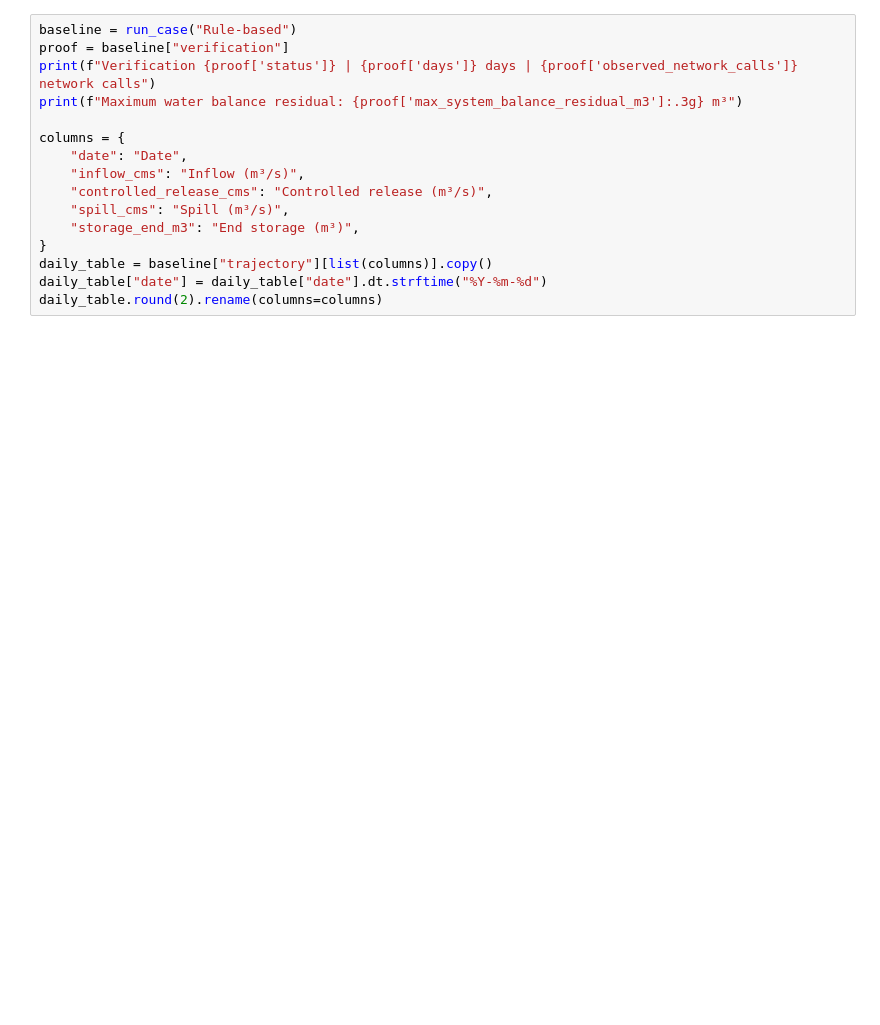
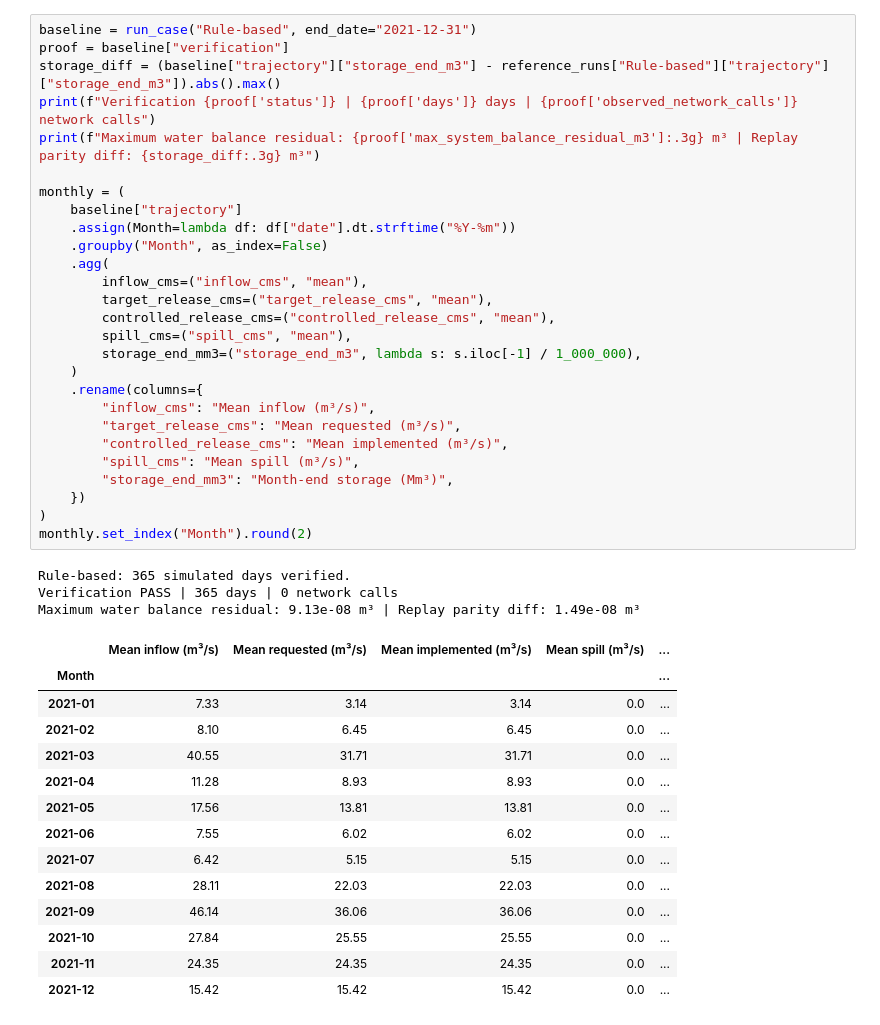
Before and after one commit to WenyuChiou/HydroReOpLLM, a Jupyter notebook: tutorials/fe_walter.ipynb, the cells around one changed output. Cells and saved outputs as stored; diff of their text form; blank space fills up the shorter version.

```diff
--- a/tutorials/fe_walter.ipynb
+++ b/tutorials/fe_walter.ipynb
@@ -123,18 +352,47 @@ def verify_study_model(port):
     study, _ = load_extension("study/__init__.py", base_path=example_dir)
     study.verify_serving(f"http://127.0.0.1:{port}")
 # %%
-baseline = run_case("Rule-based")
+baseline = run_case("Rule-based", end_date="2021-12-31")
 proof = baseline["verification"]
+storage_diff = (baseline["trajectory"]["storage_end_m3"] - reference_runs["Rule-based"]["trajectory"]["storage_end_m3"]).abs().max()
 print(f"Verification {proof['status']} | {proof['days']} days | {proof['observed_network_calls']} network calls")
-print(f"Maximum water balance residual: {proof['max_system_balance_residual_m3']:.3g} m³")
+print(f"Maximum water balance residual: {proof['max_system_balance_residual_m3']:.3g} m³ | Replay parity diff: {storage_diff:.3g} m³")
 
-columns = {
-    "date": "Date",
-    "inflow_cms": "Inflow (m³/s)",
-    "controlled_release_cms": "Controlled release (m³/s)",
-    "spill_cms": "Spill (m³/s)",
-    "storage_end_m3": "End storage (m³)",
-}
-daily_table = baseline["trajectory"][list(columns)].copy()
-daily_table["date"] = daily_table["date"].dt.strftime("%Y-%m-%d")
-daily_table.round(2).rename(columns=columns)
+monthly = (
+    baseline["trajectory"]
+    .assign(Month=lambda df: df["date"].dt.strftime("%Y-%m"))
+    .groupby("Month", as_index=False)
+    .agg(
+        inflow_cms=("inflow_cms", "mean"),
+        target_release_cms=("target_release_cms", "mean"),
+        controlled_release_cms=("controlled_release_cms", "mean"),
+        spill_cms=("spill_cms", "mean"),
+        storage_end_mm3=("storage_end_m3", lambda s: s.iloc[-1] / 1_000_000),
+    )
+    .rename(columns={
+        "inflow_cms": "Mean inflow (m³/s)",
+        "target_release_cms": "Mean requested (m³/s)",
+        "controlled_release_cms": "Mean implemented (m³/s)",
+        "spill_cms": "Mean spill (m³/s)",
+        "storage_end_mm3": "Month-end storage (Mm³)",
+    })
+)
+monthly.set_index("Month").round(2)
+# %% [output]
+Rule-based: 365 simulated days verified.
+Verification PASS | 365 days | 0 network calls
+Maximum water balance residual: 9.13e-08 m³ | Replay parity diff: 1.49e-08 m³
+|  | Mean inflow (m³/s) | Mean requested (m³/s) | Mean implemented (m³/s) | Mean spill (m³/s) | ... |
+| Month |  |  |  |  | ... |
+| 2021-01 | 7.33 | 3.14 | 3.14 | 0.0 | ... |
+| 2021-02 | 8.10 | 6.45 | 6.45 | 0.0 | ... |
+| 2021-03 | 40.55 | 31.71 | 31.71 | 0.0 | ... |
+| 2021-04 | 11.28 | 8.93 | 8.93 | 0.0 | ... |
+| 2021-05 | 17.56 | 13.81 | 13.81 | 0.0 | ... |
+| 2021-06 | 7.55 | 6.02 | 6.02 | 0.0 | ... |
+| 2021-07 | 6.42 | 5.15 | 5.15 | 0.0 | ... |
+| 2021-08 | 28.11 | 22.03 | 22.03 | 0.0 | ... |
+| 2021-09 | 46.14 | 36.06 | 36.06 | 0.0 | ... |
+| 2021-10 | 27.84 | 25.55 | 25.55 | 0.0 | ... |
+| 2021-11 | 24.35 | 24.35 | 24.35 | 0.0 | ... |
+| 2021-12 | 15.42 | 15.42 | 15.42 | 0.0 | ... |
```
Also changed, not shown: parts of 20 cells of this notebook, 3 other files.
